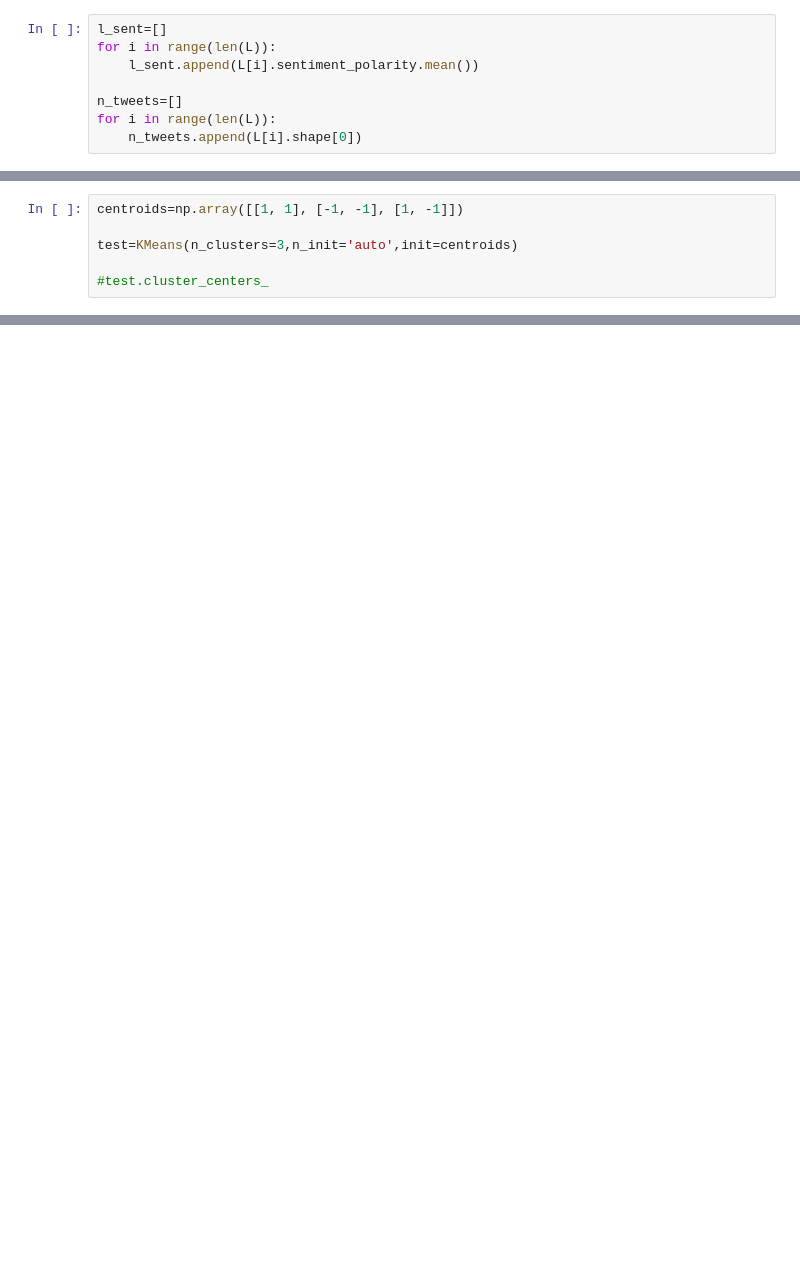
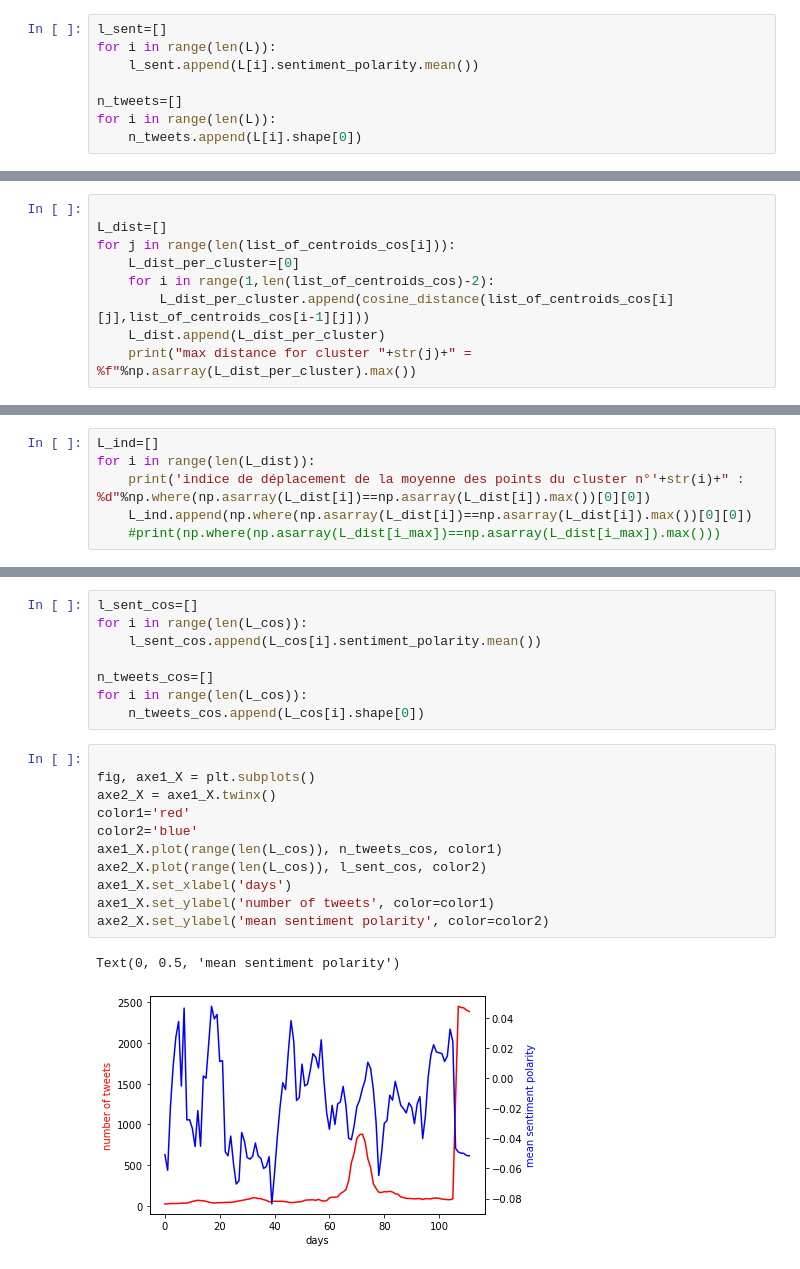
Before and after one commit to Isyohan/WeakSignalsBLM, a Jupyter notebook: BLM_Clustering.ipynb, the cells around one changed output, grey strips where cells are left out. Saved outputs shown, nothing was run; the diff lists cells and outputs as text; blank space fills up the shorter version.

```diff
--- a/BLM_Clustering.ipynb
+++ b/BLM_Clustering.ipynb
@@ -473,6 +451,0 @@ plt.show()
-# %%
-centroids=np.array([[1, 1], [-1, -1], [1, -1]])
-
-test=KMeans(n_clusters=3,n_init='auto',init=centroids)
-
-#test.cluster_centers_
@@ -489,0 +628,9 @@ test.score(X1)
+# %%
+
+L_dist=[]
+for j in range(len(list_of_centroids_cos[i])):
+    L_dist_per_cluster=[0]
+    for i in range(1,len(list_of_centroids_cos)-2):
+        L_dist_per_cluster.append(cosine_distance(list_of_centroids_cos[i][j],list_of_centroids_cos[i-1][j]))
+    L_dist.append(L_dist_per_cluster)
+    print("max distance for cluster "+str(j)+" = %f"%np.asarray(L_dist_per_cluster).max())
@@ -489,0 +648,6 @@ test.score(X1)
+# %%
+L_ind=[]
+for i in range(len(L_dist)):
+    print('indice de déplacement de la moyenne des points du cluster n°'+str(i)+" : %d"%np.where(np.asarray(L_dist[i])==np.asarray(L_dist[i]).max())[0][0])
+    L_ind.append(np.where(np.asarray(L_dist[i])==np.asarray(L_dist[i]).max())[0][0])
+    #print(np.where(np.asarray(L_dist[i_max])==np.asarray(L_dist[i_max]).max()))
@@ -489,0 +701,22 @@ test.score(X1)
+# %%
+l_sent_cos=[]
+for i in range(len(L_cos)):
+    l_sent_cos.append(L_cos[i].sentiment_polarity.mean())
+
+n_tweets_cos=[]
+for i in range(len(L_cos)):
+    n_tweets_cos.append(L_cos[i].shape[0])
+# %%
+
+fig, axe1_X = plt.subplots()
+axe2_X = axe1_X.twinx()
+color1='red'
+color2='blue'
+axe1_X.plot(range(len(L_cos)), n_tweets_cos, color1)
+axe2_X.plot(range(len(L_cos)), l_sent_cos, color2)
+axe1_X.set_xlabel('days')
+axe1_X.set_ylabel('number of tweets', color=color1)
+axe2_X.set_ylabel('mean sentiment polarity', color=color2)
+# %% [output]
+Text(0, 0.5, 'mean sentiment polarity')
+[figure, added]
```
Also changed, not shown: parts of 30 cells of this notebook, 1 other file.
